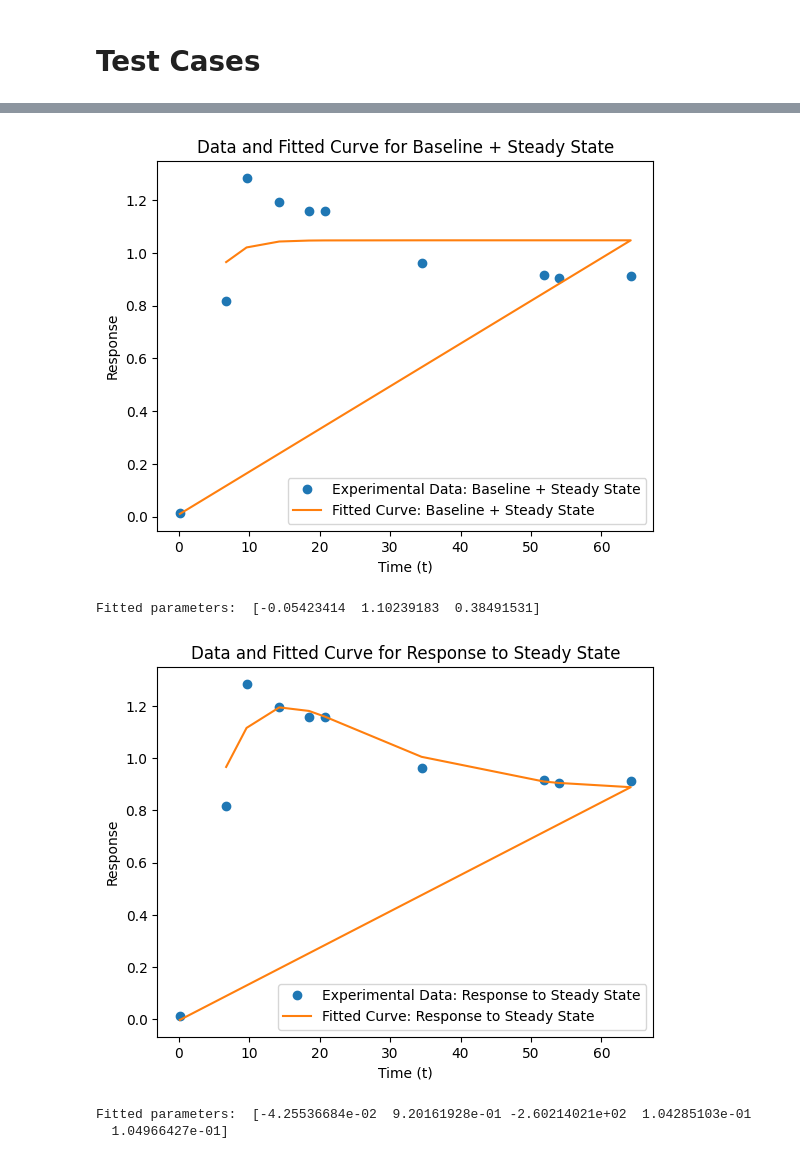
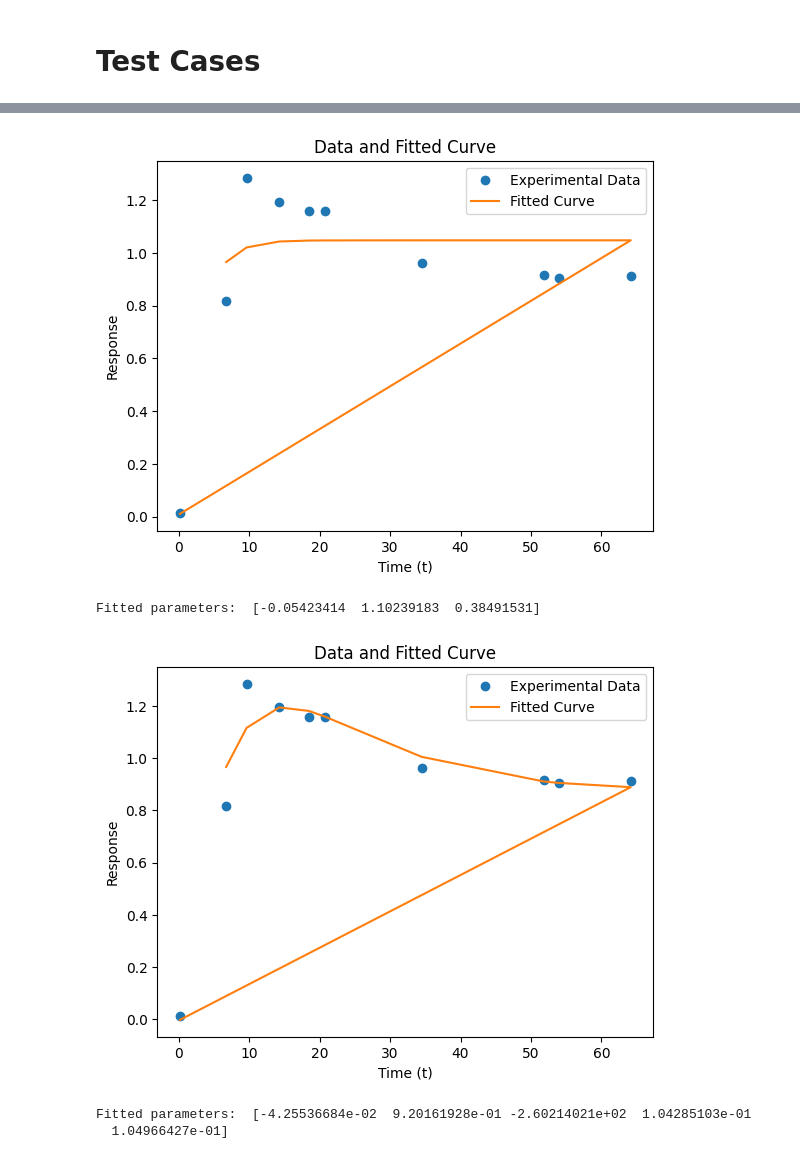
Before and after one commit to Ara101/Data_extraction_kinetic_signaling_data, a Jupyter notebook: Code/python/rate_kinetics_final.ipynb, the cells around one changed output, grey strips where cells are left out. Saved outputs shown, nothing was run; the diff lists cells and outputs as text; code cells hidden in the pictures.

Commit message:
plotting function in overall function

```diff
--- a/Code/python/rate_kinetics_final.ipynb
+++ b/Code/python/rate_kinetics_final.ipynb
@@ -374,20 +451,16 @@ Fitted parameters:  [0.00698435 0.9174379  0.01616845 0.01617234]
 # %%
 data = importCleanData("Daly_2023_Fig_3B_data.xlsx", "Sheet1", [0,1])
 
-param_k, pcov_k = fit_data(data.iloc[:, 0], data.iloc[:, 1], p0 = [0.1, 0.9, 0.05], assumption = "baseline+steadystate")
-
-plot_data(baseline_steadystate_response, data.iloc[:, 0], data.iloc[:, 1], baseline_steadystate_response, param_k, "Baseline + Steady State")
+param_k, pcov_k = fit_data(data.iloc[:, 0], data.iloc[:, 1], p0 = [0.1, 0.9, 0.05], assumption = "baseline+steadystate", testFile = data)
 # %% [output]
-[figure, old version]
+[figure, new version]
 Fitted parameters:  [-0.05423414  1.10239183  0.38491531]
 # %%
 data = importCleanData("Daly_2023_Fig_3B_data.xlsx", "Sheet1", [0,1])
 
-param_k, pcov_k = fit_data(data.iloc[:, 0], data.iloc[:, 1], p0 = [0, 1, 1, 0.1, 0.1], assumption = "response to steady state")
-
-plot_data(response_to_steady_state, data.iloc[:, 0], data.iloc[:, 1], response_to_steady_state, param_k, "Response to Steady State")
+param_k, pcov_k = fit_data(data.iloc[:, 0], data.iloc[:, 1], p0 = [0, 1, 1, 0.1, 0.1], assumption = "response to steady state", testFile = data)
 # %% [output]
-[figure, old version]
+[figure, new version]
 Fitted parameters:  [-4.25536684e-02  9.20161928e-01 -2.60214021e+02  1.04285103e-01
   1.04966427e-01]
 # %%
```
Also changed, not shown: parts of 5 cells of this notebook, 1 other file.
